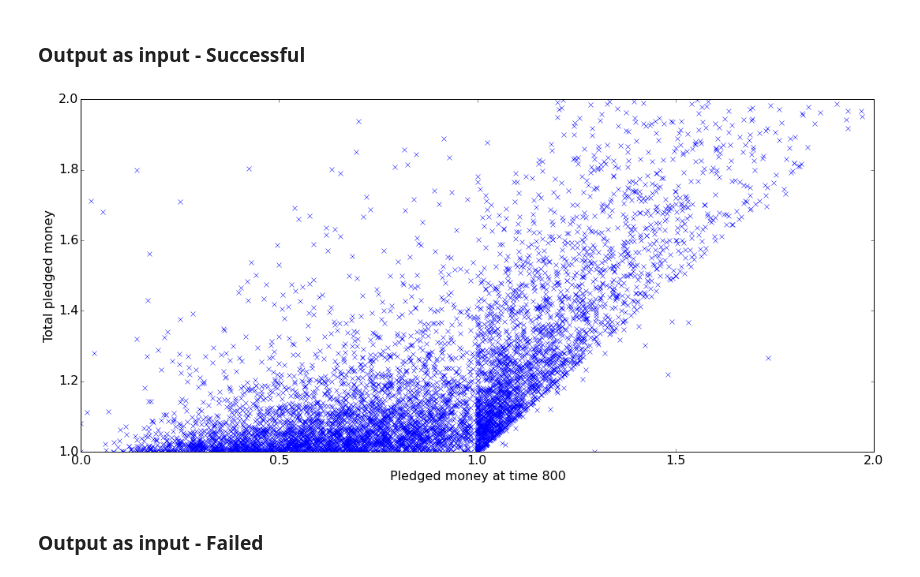
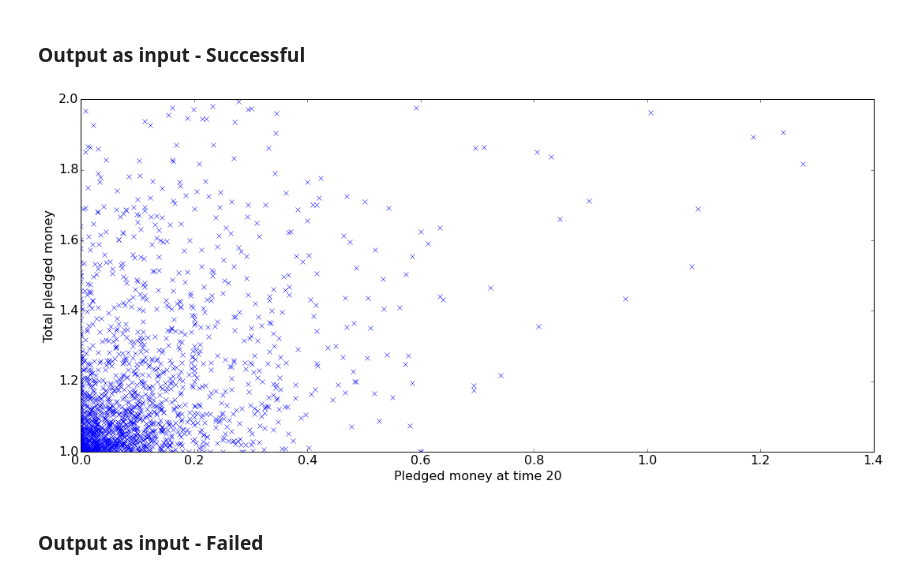
Before and after one commit to vicow/gaussian-process, a Jupyter notebook: notebooks/sidekick-1-eda.ipynb, the cells around one changed output. Drawn from its saved outputs; the diff is of its cells as text; code cells hidden in the pictures.

```diff
--- a/notebooks/sidekick-1-eda.ipynb
+++ b/notebooks/sidekick-1-eda.ipynb
@@ -256,15 +256,18 @@ plt.show()
 ###  Output as input - Successful
 # %%
 T = 999
-t = 800
-yt = [p.money[t] for p in successful if p.money[T] < 2 and p.money[t] < 2]
-yT = [p.money[T] for p in successful if p.money[T] < 2 and p.money[t] < 2]
+t = 20
+N = 2000
+successful_light = successful[:N]
+successful_light = [s for s in successful_light if s.money[T] < 2]
+yt = [p.money[t] for p in successful_light]
+yT = [p.money[T] for p in successful_light]
 plt.plot(yt, yT, 'x')
 plt.xlabel('Pledged money at time %s' % t)
 plt.ylabel('Total pledged money')
 plt.show()
 # %% [output]
-[figure, old version]
+[figure, new version]
 # %% [markdown]
 ###  Output as input - Failed
 # %%
```
Also changed, not shown: 2 other files.
